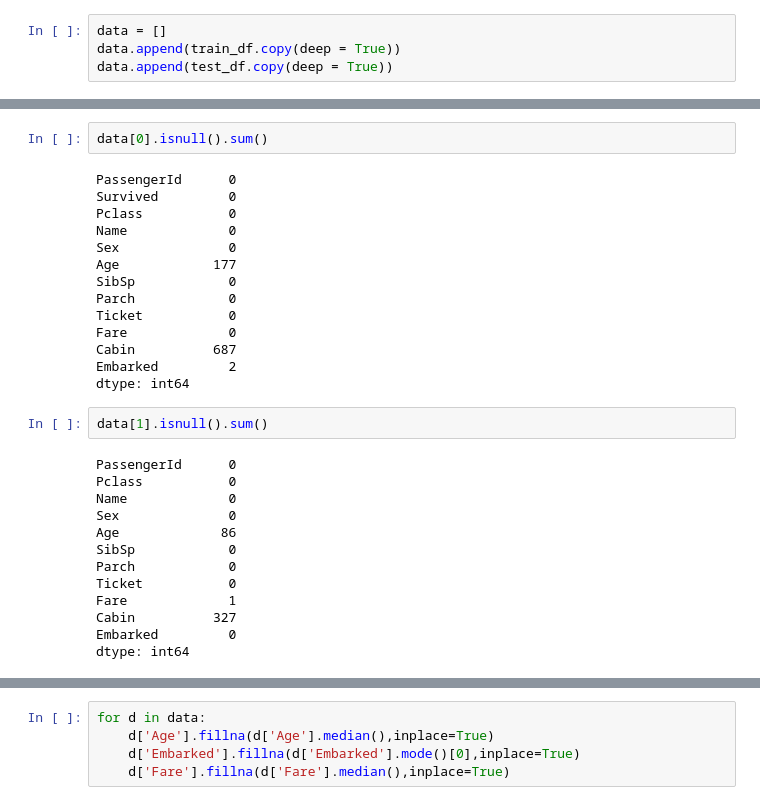
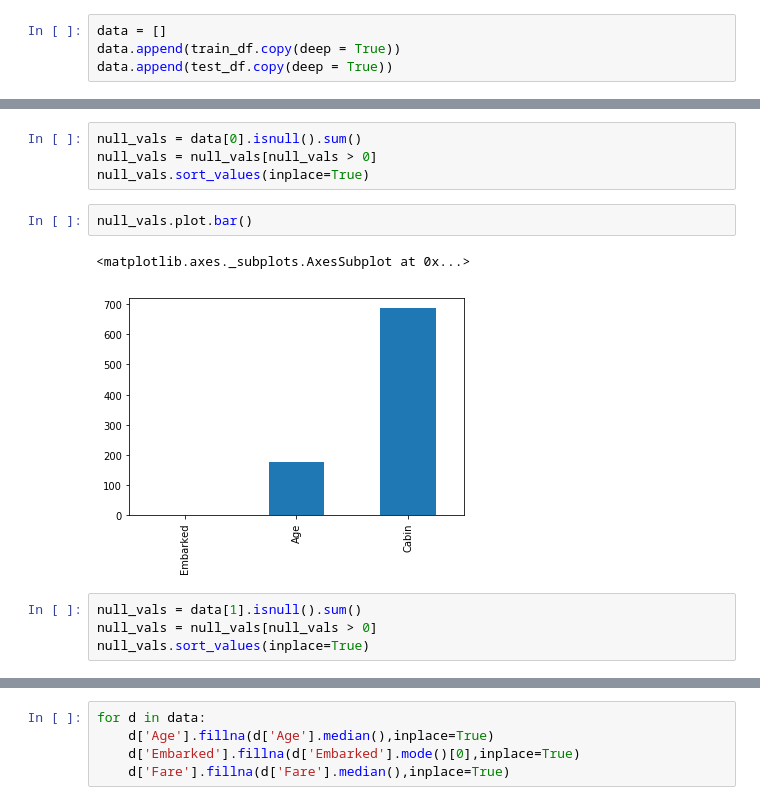
Before and after one commit to kho226/kaggle, a Jupyter notebook: titanic/titanic2.0.ipynb, the cells around one changed output, grey strips where cells are left out. Drawn from its saved outputs; the diff is of its cells as text.

```diff
--- a/titanic/titanic2.0.ipynb
+++ b/titanic/titanic2.0.ipynb
@@ -53,34 +55,16 @@ data[1].head(6)
 | 3 | 895 | 3 | Wirz, Mr. Albert | male | 27.0 | 0 | 0 | 315154 | 8.6625 | NaN | ... |
 | 4 | 896 | 3 | Hirvonen, Mrs. Alexander (Helga E... | female | 22.0 | 1 | 1 | 3101298 | 12.2875 | NaN | ... |
 | 5 | 897 | 3 | Svensson, Mr. Johan Cervin | male | 14.0 | 0 | 0 | 7538 | 9.2250 | NaN | ... |
-# %%
-data[0].isnull().sum()
-# %% [output]
-PassengerId      0
-Survived         0
-Pclass           0
-Name             0
-Sex              0
-Age            177
-SibSp            0
-Parch            0
-Ticket           0
-Fare             0
-Cabin          687
-Embarked         2
-dtype: int64
-# %%
-data[1].isnull().sum()
-# %% [output]
-PassengerId      0
-Pclass           0
-Name             0
-Sex              0
-Age             86
-SibSp            0
-Parch            0
-Ticket           0
-Fare             1
-Cabin          327
-Embarked         0
-dtype: int64
+# %%
+null_vals = data[0].isnull().sum()
+null_vals = null_vals[null_vals > 0]
+null_vals.sort_values(inplace=True)
+# %%
+null_vals.plot.bar()
+# %% [output]
+<matplotlib.axes._subplots.AxesSubplot at 0x...>
+[figure, added]
+# %%
+null_vals = data[1].isnull().sum()
+null_vals = null_vals[null_vals > 0]
+null_vals.sort_values(inplace=True)
```
Also changed, not shown: parts of 11 cells of this notebook, 7 other files.
